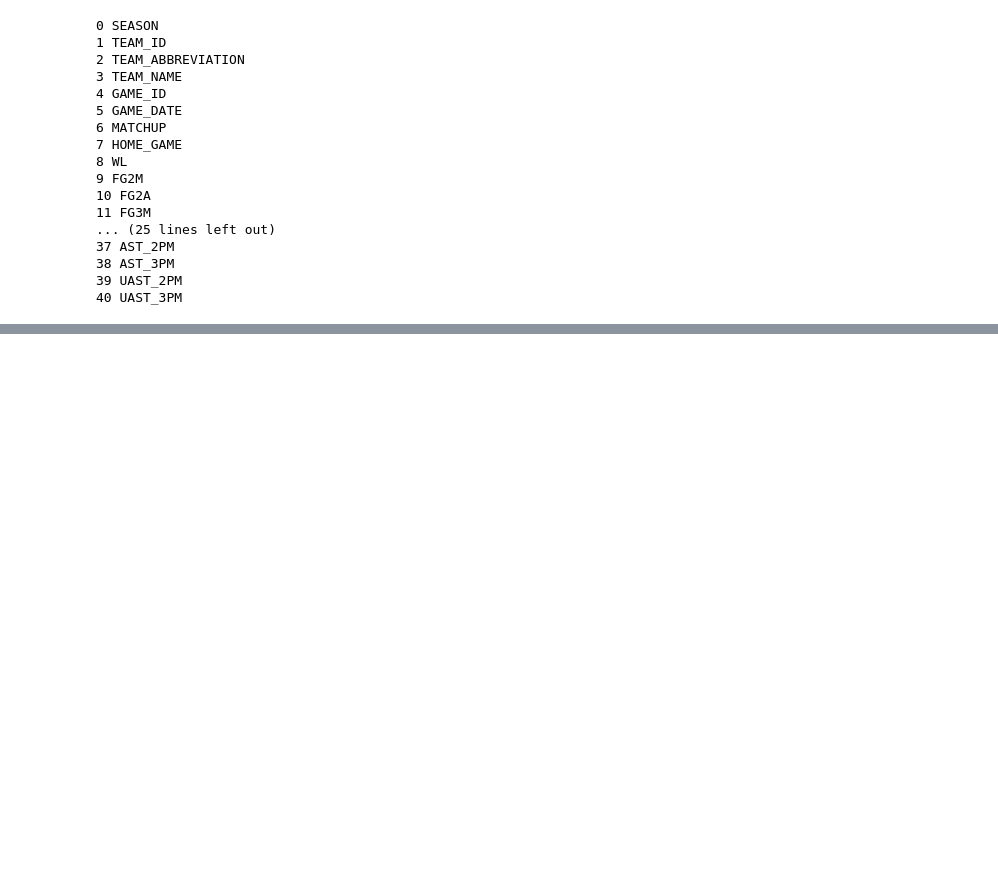
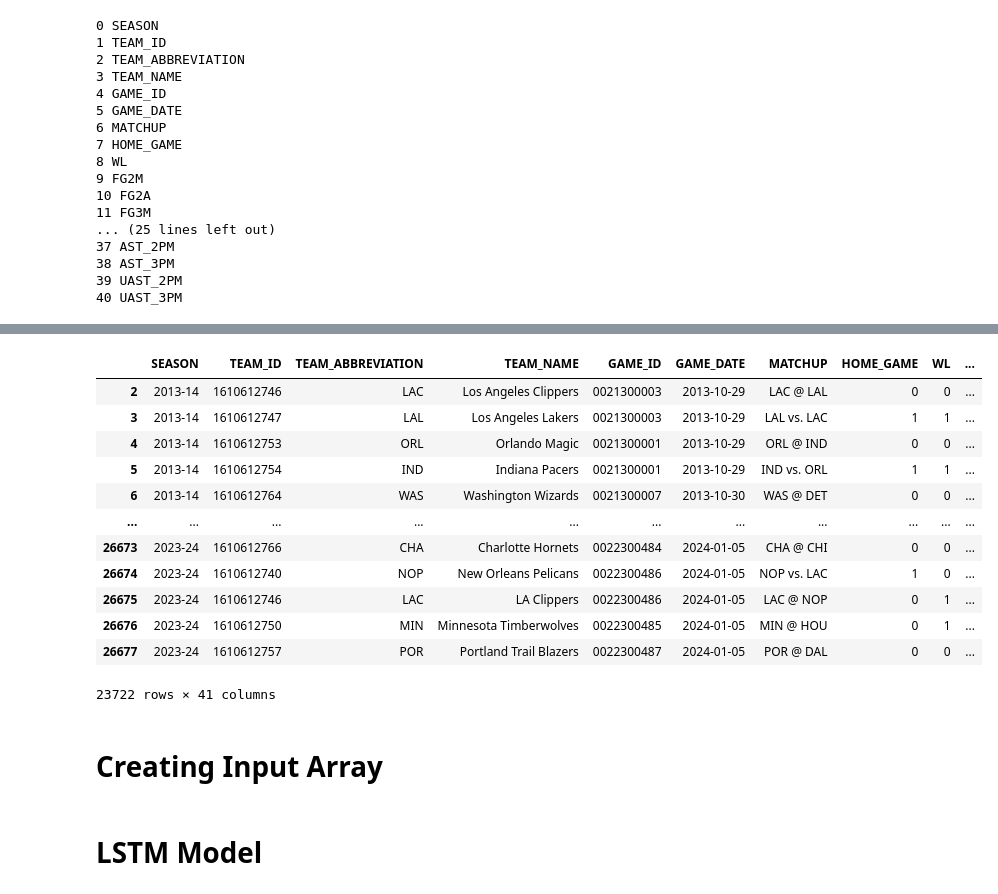
Before and after one commit to apensotti/NBA_Models, a Jupyter notebook: src/notebooks/model2.ipynb, the cells around one changed output, grey strips where cells are left out. Drawn from its saved outputs; the diff is of its cells as text; code cells hidden in the pictures; blank space fills up the shorter version.

Commit message:
model2 creation

```diff
--- a/src/notebooks/model2.ipynb
+++ b/src/notebooks/model2.ipynb
@@ -71,0 +81,24 @@ scaled_df = pd.DataFrame(scaled_array,columns=scaled_df.columns)
+# %%
+add_columns = data.loc[:,data.columns[:9]]
+
+data[scaled.columns] = scaled.values
+# %%
+data
+# %% [output]
+|  | SEASON | TEAM_ID | TEAM_ABBREVIATION | TEAM_NAME | GAME_ID | GAME_DATE | MATCHUP | HOME_GAME | WL | ... |
+| 2 | 2013-14 | 1610612746 | LAC | Los Angeles Clippers | 0021300003 | 2013-10-29 | LAC @ LAL | 0 | 0 | ... |
+| 3 | 2013-14 | 1610612747 | LAL | Los Angeles Lakers | 0021300003 | 2013-10-29 | LAL vs. LAC | 1 | 1 | ... |
+| 4 | 2013-14 | 1610612753 | ORL | Orlando Magic | 0021300001 | 2013-10-29 | ORL @ IND | 0 | 0 | ... |
+| 5 | 2013-14 | 1610612754 | IND | Indiana Pacers | 0021300001 | 2013-10-29 | IND vs. ORL | 1 | 1 | ... |
+| 6 | 2013-14 | 1610612764 | WAS | Washington Wizards | 0021300007 | 2013-10-30 | WAS @ DET | 0 | 0 | ... |
+| ... | ... | ... | ... | ... | ... | ... | ... | ... | ... | ... |
+| 26673 | 2023-24 | 1610612766 | CHA | Charlotte Hornets | 0022300484 | 2024-01-05 | CHA @ CHI | 0 | 0 | ... |
+| 26674 | 2023-24 | 1610612740 | NOP | New Orleans Pelicans | 0022300486 | 2024-01-05 | NOP vs. LAC | 1 | 0 | ... |
+| 26675 | 2023-24 | 1610612746 | LAC | LA Clippers | 0022300486 | 2024-01-05 | LAC @ NOP | 0 | 1 | ... |
+| 26676 | 2023-24 | 1610612750 | MIN | Minnesota Timberwolves | 0022300485 | 2024-01-05 | MIN @ HOU | 0 | 1 | ... |
+| 26677 | 2023-24 | 1610612757 | POR | Portland Trail Blazers | 0022300487 | 2024-01-05 | POR @ DAL | 0 | 0 | ... |
+23722 rows × 41 columns
+# %% [markdown]
+# Creating Input Array
+# %% [markdown]
+# LSTM Model
```
Also changed, not shown: parts of 8 cells of this notebook.
